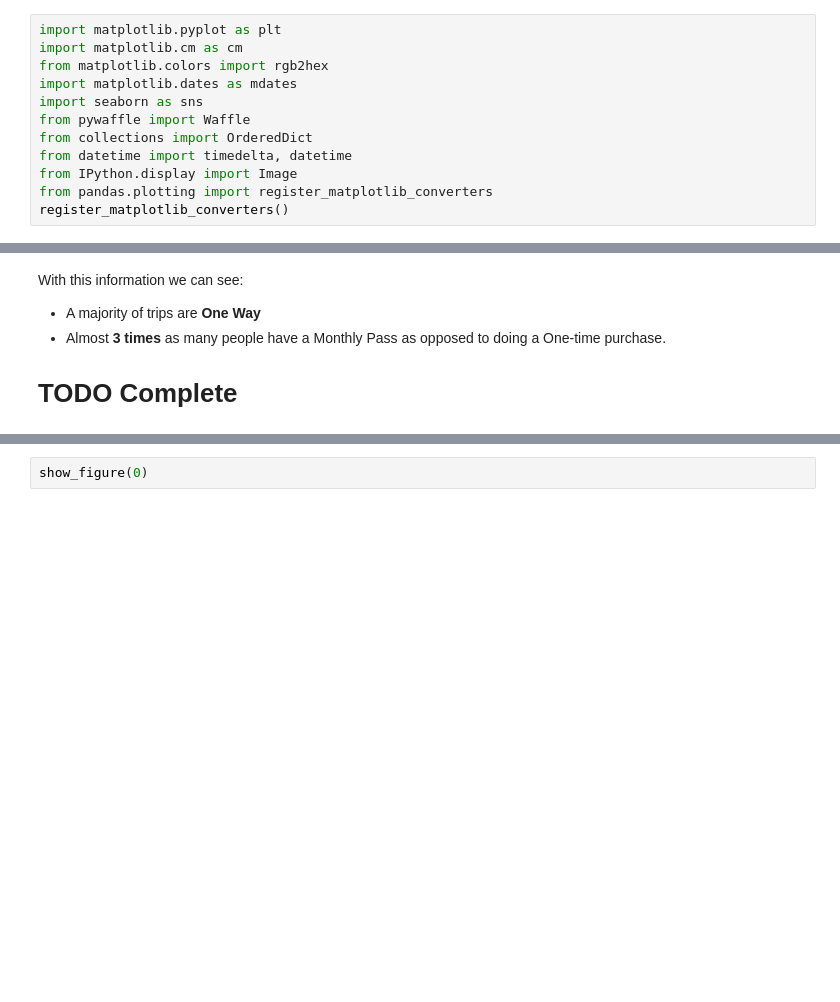
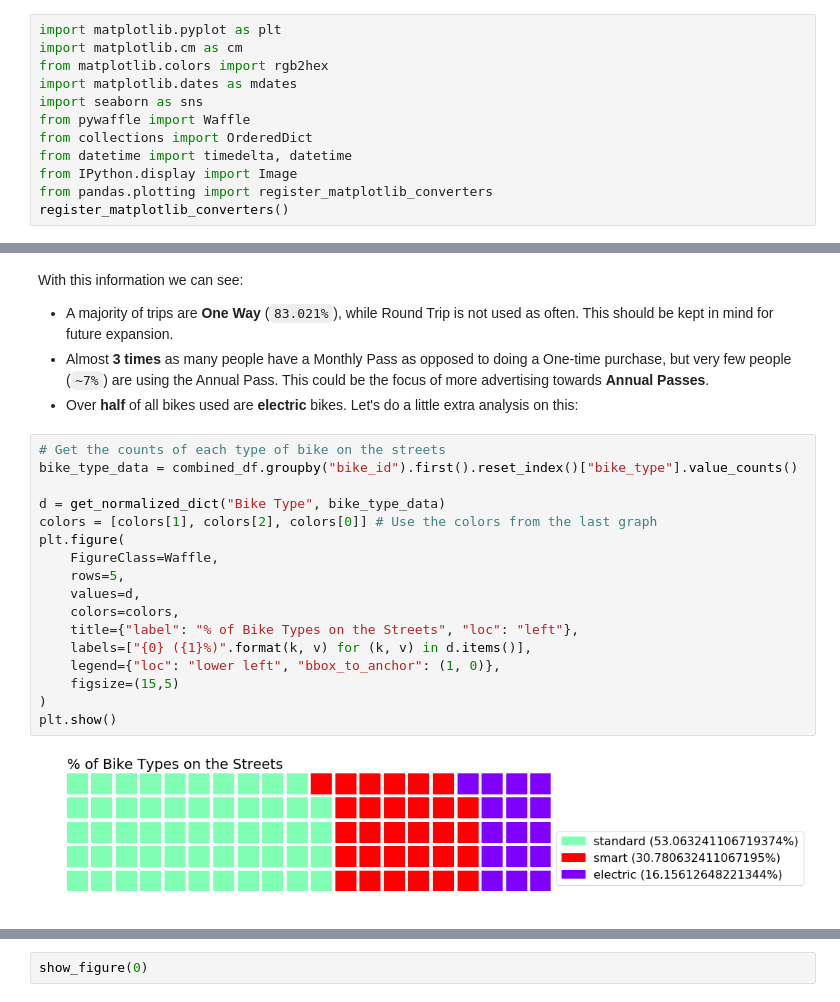
Before and after one commit to justinro-underscore/EECS731Projects, a Jupyter notebook: project7/Metro Bike Share Visualization.ipynb, the cells around one changed output, grey strips where cells are left out. Cells and saved outputs as stored; diff of their text form; blank space fills up the shorter version.

```diff
--- a/project7/Metro Bike Share Visualization.ipynb
+++ b/project7/Metro Bike Share Visualization.ipynb
@@ -177,5 +153,24 @@ plt.show()
 # %% [markdown]
 With this information we can see:
-- A majority of trips are **One Way**
-- Almost **3 times** as many people have a Monthly Pass as opposed to doing a One-time purchase.
-# TODO Complete
+- A majority of trips are **One Way** (`83.021%`), while Round Trip is not used as often. This should be kept in mind for future expansion.
+- Almost **3 times** as many people have a Monthly Pass as opposed to doing a One-time purchase, but very few people (`~7%`) are using the Annual Pass. This could be the focus of more advertising towards **Annual Passes**.
+- Over **half** of all bikes used are **electric** bikes. Let's do a little extra analysis on this:
+# %%
+# Get the counts of each type of bike on the streets
+bike_type_data = combined_df.groupby("bike_id").first().reset_index()["bike_type"].value_counts()
+
+d = get_normalized_dict("Bike Type", bike_type_data)
+colors = [colors[1], colors[2], colors[0]] # Use the colors from the last graph
+plt.figure(
+    FigureClass=Waffle,
+    rows=5,
+    values=d,
+    colors=colors,
+    title={"label": "% of Bike Types on the Streets", "loc": "left"},
+    labels=["{0} ({1}%)".format(k, v) for (k, v) in d.items()],
+    legend={"loc": "lower left", "bbox_to_anchor": (1, 0)},
+    figsize=(15,5)
+)
+plt.show()
+# %% [output]
+[figure, added]
```
Also changed, not shown: parts of 23 cells of this notebook, 1 other file.
